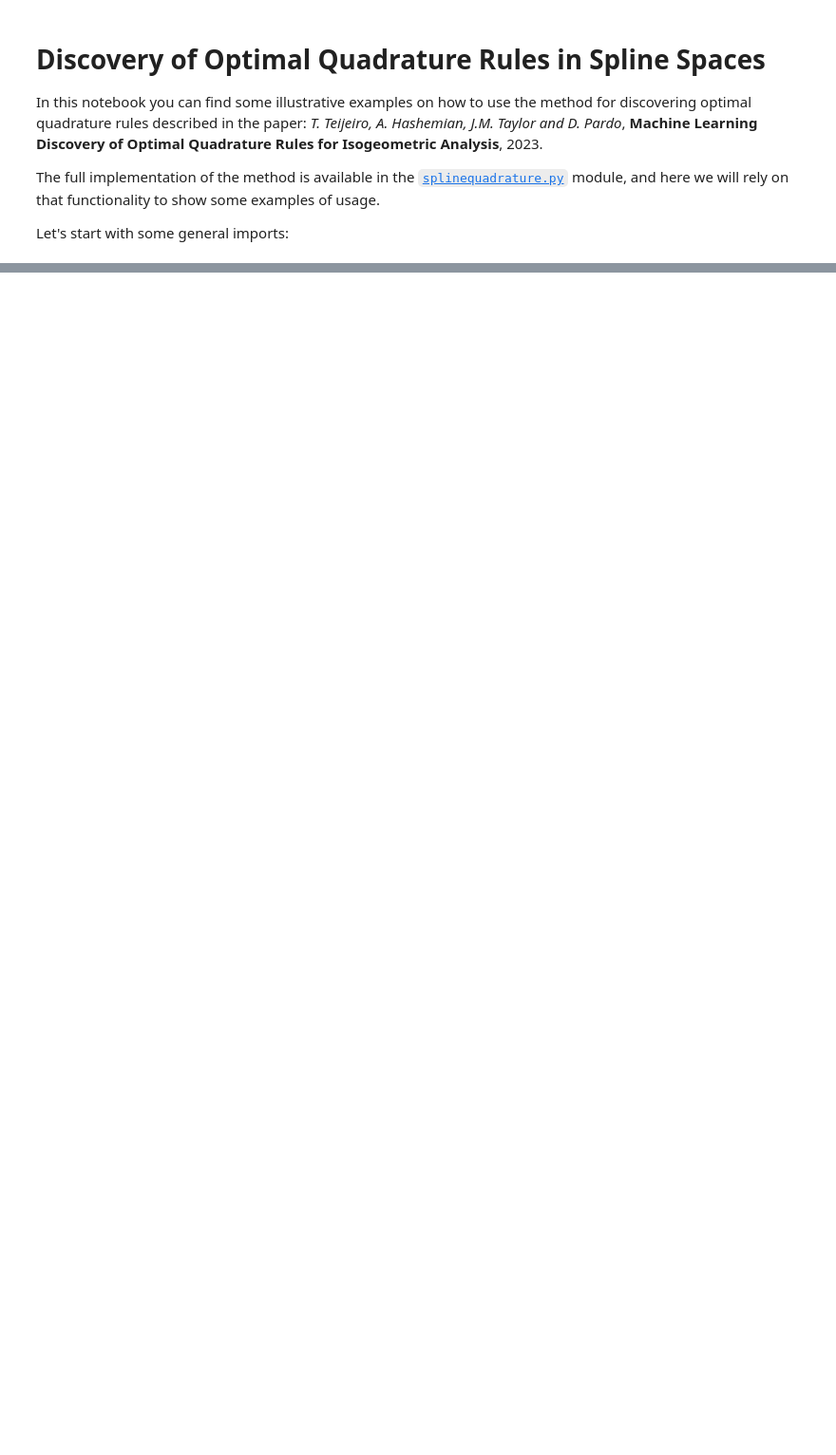
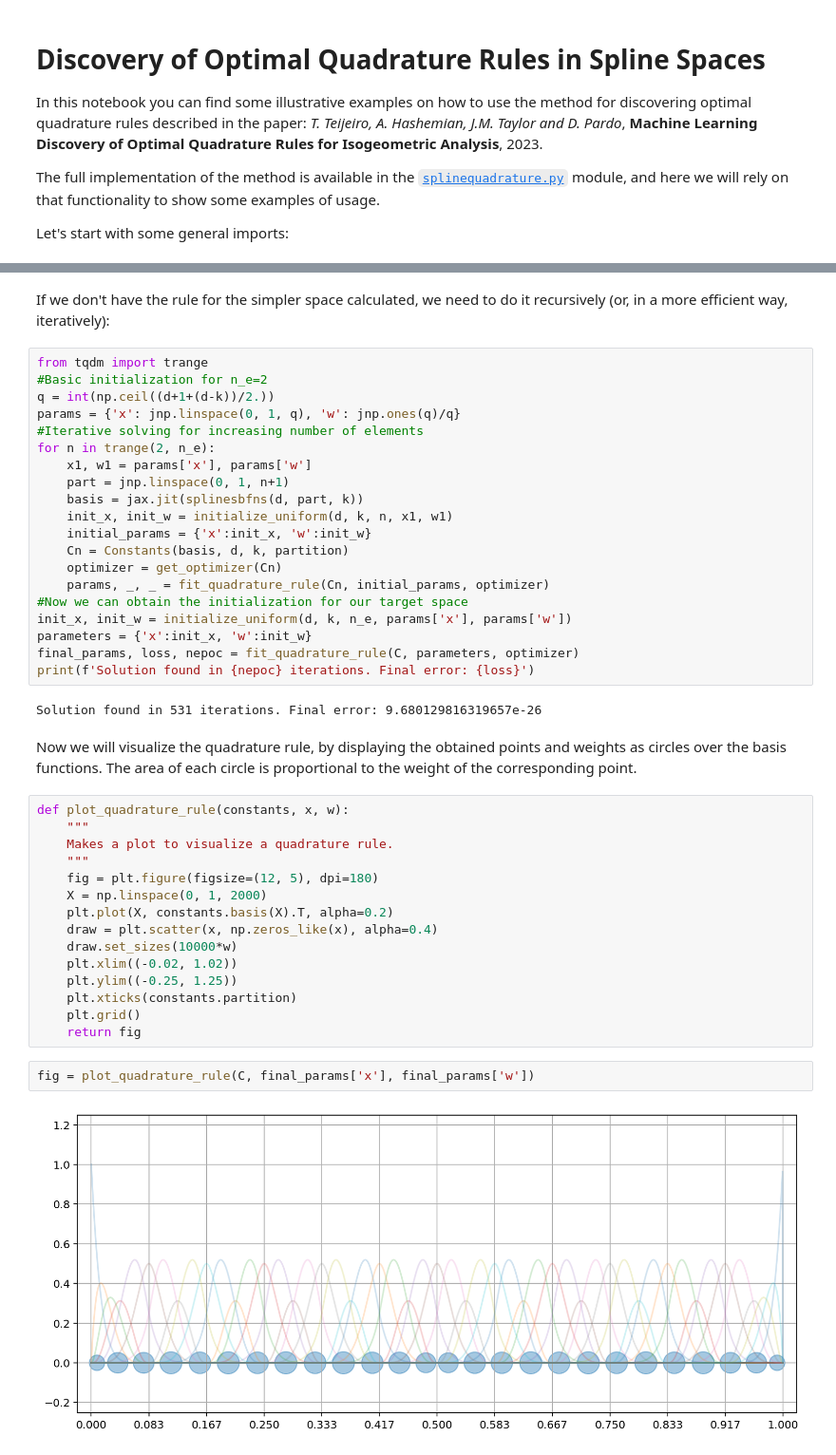
Before and after one commit to Mathmode/spline-integration-IGA, a Jupyter notebook: Spline Integration.ipynb, the cells around one changed output, grey strips where cells are left out. Shown at 95% size. Cells and saved outputs as stored; diff of their text form; blank space fills up the shorter version.

```diff
--- a/Spline Integration.ipynb
+++ b/Spline Integration.ipynb
@@ -34,0 +65,45 @@ fig = plt.plot(X, basis(X).T)
+# %% [markdown]
+If we don't have the rule for the simpler space calculated, we need to do it recursively (or, in a more efficient way, iteratively):
+# %%
+from tqdm import trange
+#Basic initialization for n_e=2
+q = int(np.ceil((d+1+(d-k))/2.))
+params = {'x': jnp.linspace(0, 1, q), 'w': jnp.ones(q)/q}
+#Iterative solving for increasing number of elements
+for n in trange(2, n_e):
+    x1, w1 = params['x'], params['w']
+    part = jnp.linspace(0, 1, n+1)
+    basis = jax.jit(splinesbfns(d, part, k))
+    init_x, init_w = initialize_uniform(d, k, n, x1, w1)
+    initial_params = {'x':init_x, 'w':init_w}
+    Cn = Constants(basis, d, k, partition)
+    optimizer = get_optimizer(Cn)
+    params, _, _ = fit_quadrature_rule(Cn, initial_params, optimizer)
+#Now we can obtain the initialization for our target space
+init_x, init_w = initialize_uniform(d, k, n_e, params['x'], params['w'])
+parameters = {'x':init_x, 'w':init_w}
+final_params, loss, nepoc = fit_quadrature_rule(C, parameters, optimizer)
+print(f'Solution found in {nepoc} iterations. Final error: {loss}')
+# %% [output]
+Solution found in 531 iterations. Final error: 9.680129816319657e-26
+# %% [markdown]
+Now we will visualize the quadrature rule, by displaying the obtained points and weights as circles over the basis functions. The area of each circle is proportional to the weight of the corresponding point.
+# %%
+def plot_quadrature_rule(constants, x, w):
+    """
+    Makes a plot to visualize a quadrature rule.
+    """
+    fig = plt.figure(figsize=(12, 5), dpi=180)
+    X = np.linspace(0, 1, 2000)
+    plt.plot(X, constants.basis(X).T, alpha=0.2)
+    draw = plt.scatter(x, np.zeros_like(x), alpha=0.4)
+    draw.set_sizes(10000*w)
+    plt.xlim((-0.02, 1.02))
+    plt.ylim((-0.25, 1.25))
+    plt.xticks(constants.partition)
+    plt.grid()
+    return fig
+# %%
+fig = plot_quadrature_rule(C, final_params['x'], final_params['w'])
+# %% [output]
+[figure, added]
```
Also changed, not shown: parts of 14 cells of this notebook, 3 other files.
